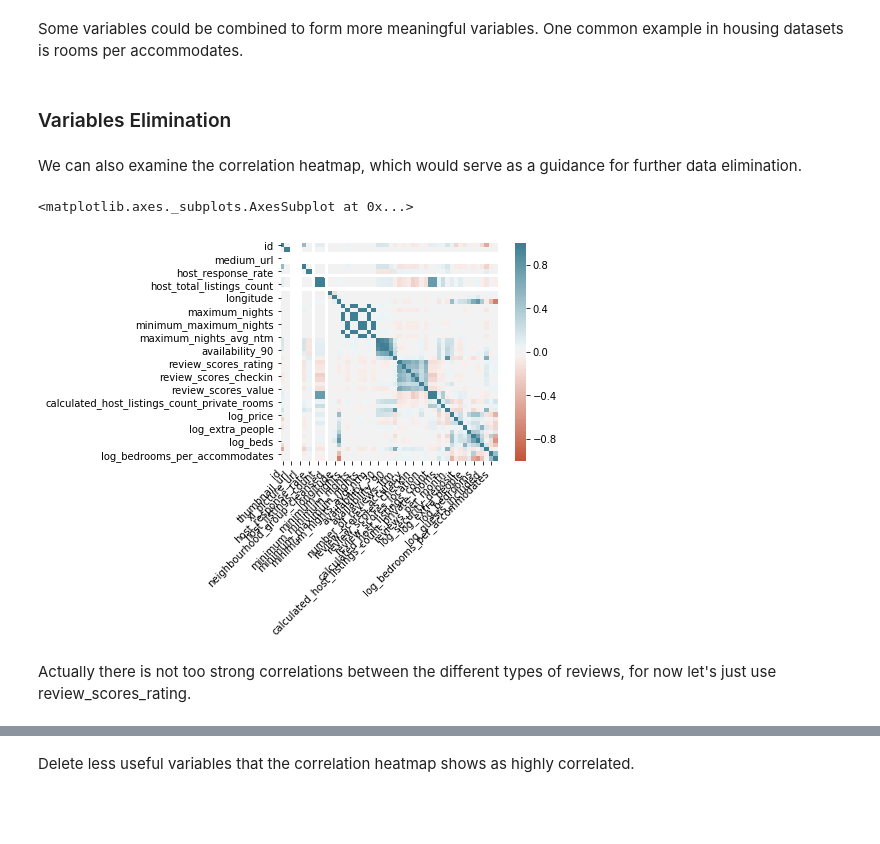
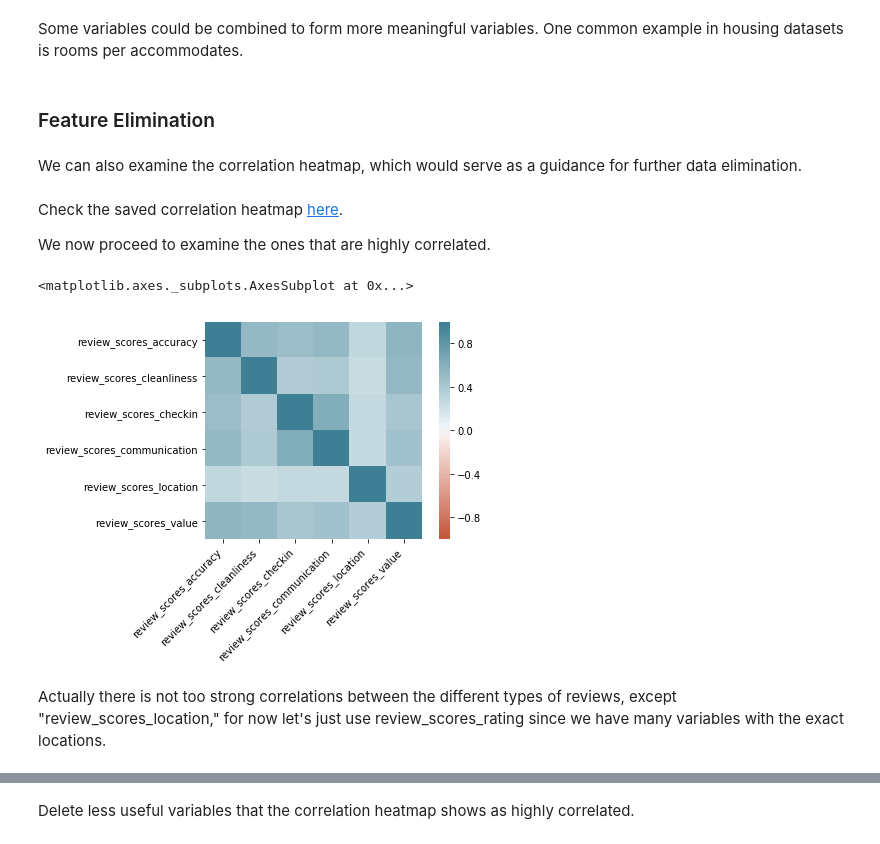
Before and after one commit to Zackhardtoname/airbnb_dataset_challenge, a Jupyter notebook: scripts/EDA.ipynb, the cells around one changed output, grey strips where cells are left out. Cells and saved outputs as stored; diff of their text form; code cells hidden in the pictures; blank space fills up the shorter version.

Commit message:
Rename images

```diff
--- a/scripts/EDA.ipynb
+++ b/scripts/EDA.ipynb
@@ -194,11 +176,6 @@ for col in ["log_bedrooms", "log_bathrooms"]:
     df[new_col_name] = df[col] / df[base_col]
     num_attribs.append(new_col_name)
 # %% [markdown]
-### Variables Elimination
+### Feature Elimination
 # %% [markdown]
 We can also examine the correlation heatmap, which would serve as a guidance for further data elimination.
-# %%
-helpers.corr_heatmap(df.corr())
-# %% [output]
-<matplotlib.axes._subplots.AxesSubplot at 0x...>
-[figure, removed]
@@ -205,3 +187,16 @@ helpers.corr_heatmap(df.corr())
+# %% [markdown]
+Check the saved correlation heatmap [here](../imgs/correlation_heatmap_before.png).
+
+We now proceed to examine the ones that are highly correlated.
+# %%
+review_col_names = ['review_scores_accuracy', 'review_scores_cleanliness', \
+                   'review_scores_checkin', 'review_scores_communication', \
+                   'review_scores_location', 'review_scores_value']
+
+helpers.corr_heatmap(df[review_col_names].corr())
+# %% [output]
+<matplotlib.axes._subplots.AxesSubplot at 0x...>
+[figure, added]
 # %% [markdown]
-Actually there is not too strong correlations between the different types of reviews, for now let's just use review_scores_rating.
+Actually there is not too strong correlations between the different types of reviews, except "review_scores_location," for now let's just use review_scores_rating since we have many variables with the exact locations.
 # %%
```
Also changed, not shown: parts of 24 cells of this notebook, 8 other files.
